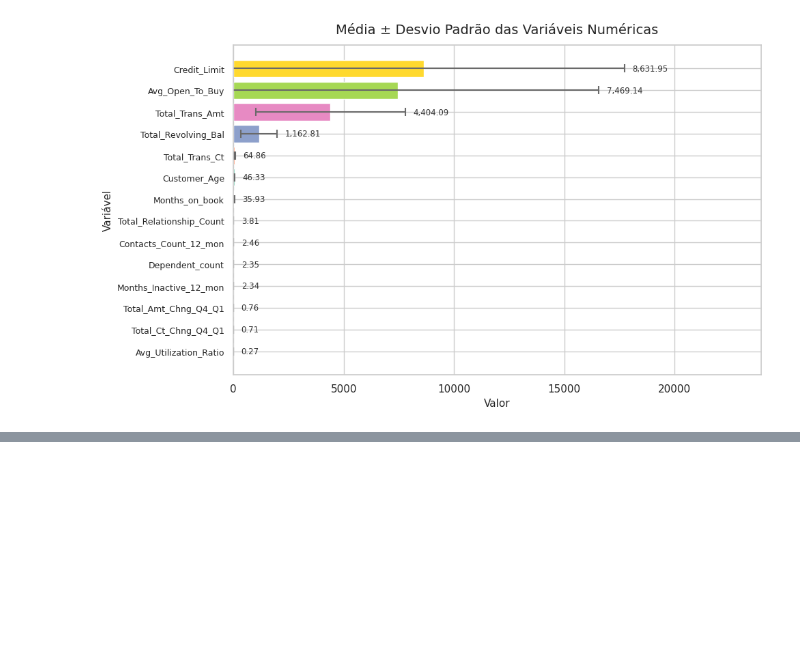
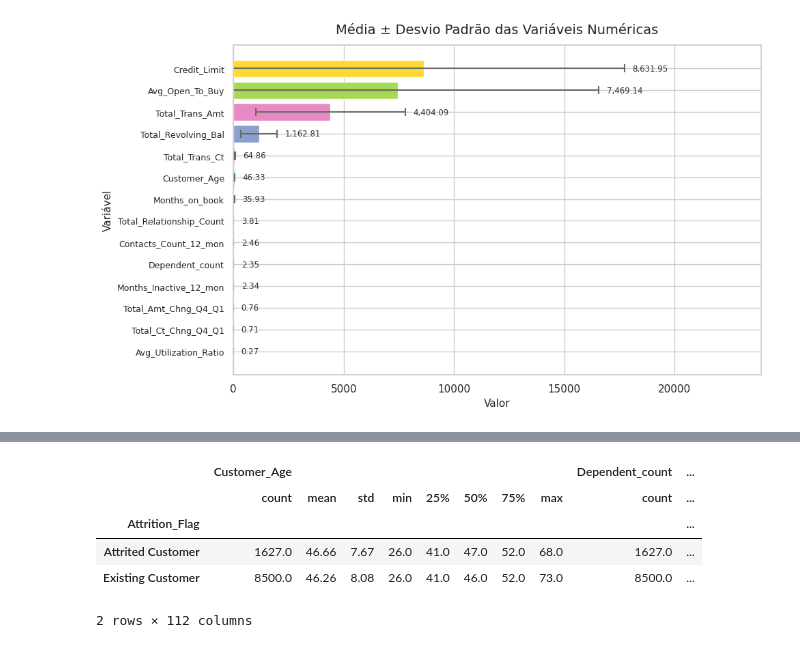
Before and after one commit to diogorblessa/mvp-credit-card-churn, a Jupyter notebook: notebooks/mvp_eda_preprocessing.ipynb, the cells around one changed output, grey strips where cells are left out. Cells and saved outputs as stored; diff of their text form; code cells hidden in the pictures; blank space fills up the shorter version.

```diff
--- a/notebooks/mvp_eda_preprocessing.ipynb
+++ b/notebooks/mvp_eda_preprocessing.ipynb
@@ -567,0 +658,10 @@ A primeira barra é muito mais alta que as demais, mostrando que grande parte do
+# %%
+# Estatísticas descritivas agrupadas por status de churn
+df.groupby('Attrition_Flag').describe().round(2)
+# %% [output]
+|  | Customer_Age |  |  |  |  |  |  |  | Dependent_count | ... |
+|  | count | mean | std | min | 25% | 50% | 75% | max | count | ... |
+| Attrition_Flag |  |  |  |  |  |  |  |  |  | ... |
+| Attrited Customer | 1627.0 | 46.66 | 7.67 | 26.0 | 41.0 | 47.0 | 52.0 | 68.0 | 1627.0 | ... |
+| Existing Customer | 8500.0 | 46.26 | 8.08 | 26.0 | 41.0 | 46.0 | 52.0 | 73.0 | 8500.0 | ... |
+2 rows × 112 columns
```
Also changed, not shown: parts of 19 cells of this notebook.
